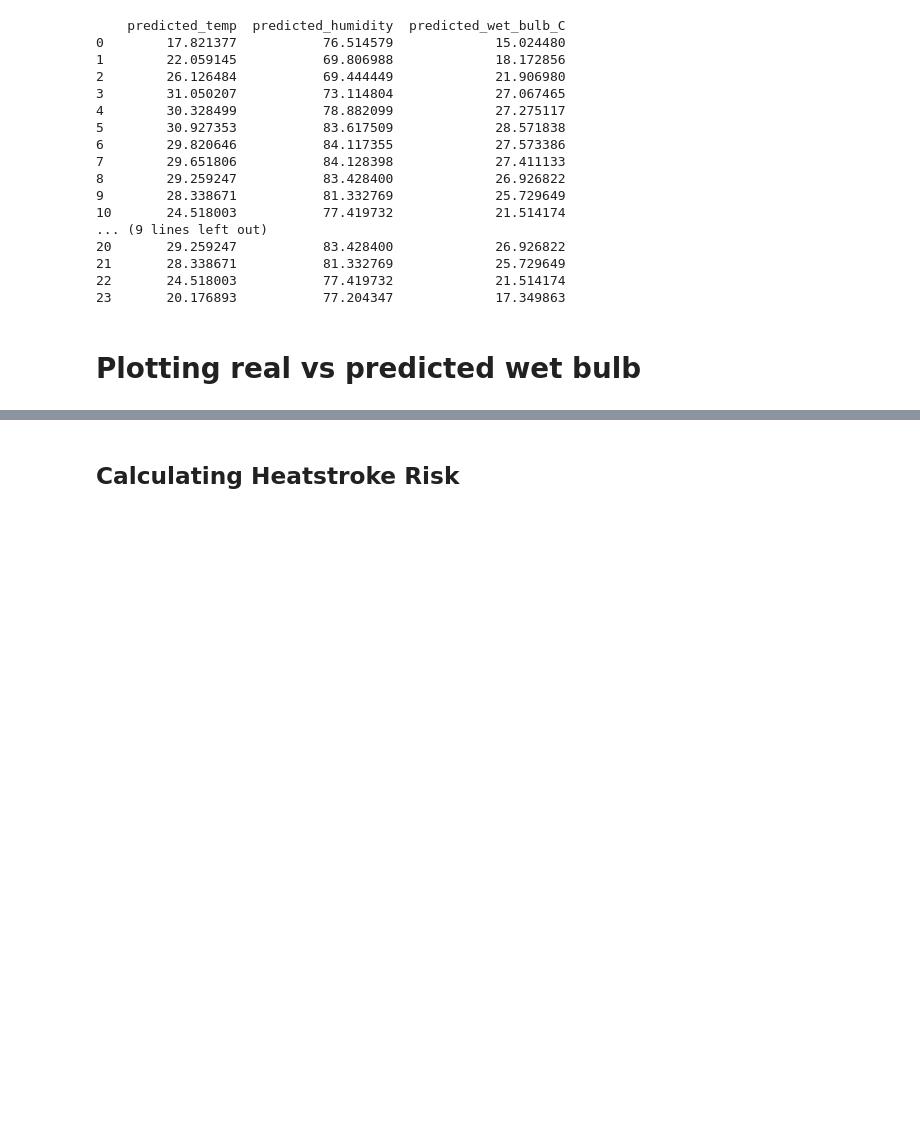
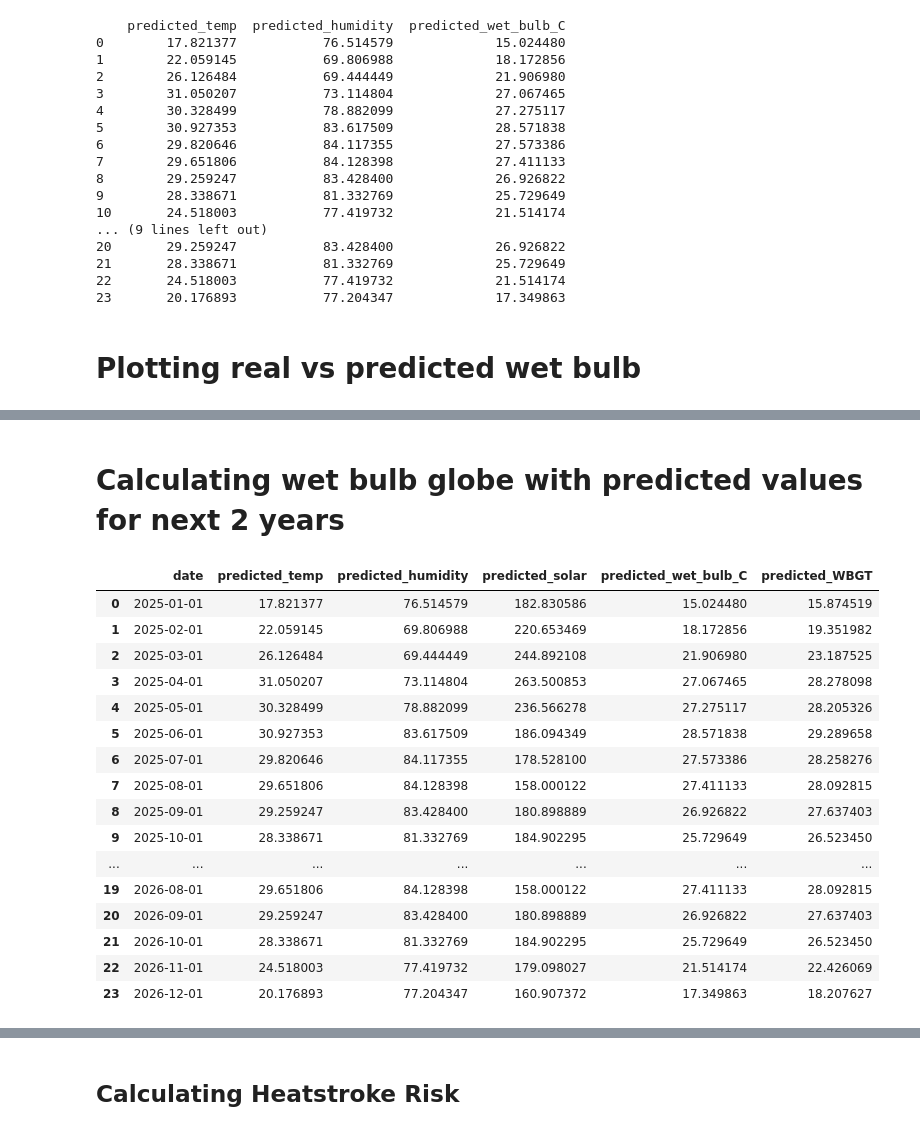
Before and after one commit to not-your-pancake/TCC_Journal, a Jupyter notebook: HI_WB_HS_HM_WBG/rangamati.ipynb, the cells around one changed output, grey strips where cells are left out. Drawn from its saved outputs; the diff is of its cells as text; code cells hidden in the pictures; blank space fills up the shorter version.

```diff
--- a/HI_WB_HS_HM_WBG/rangamati.ipynb
+++ b/HI_WB_HS_HM_WBG/rangamati.ipynb
@@ -2820,0 +3042,76 @@ plt.show()
+# %% [markdown]
+# Calculating wet bulb globe with predicted values for next 2 years
+# %%
+import pandas as pd
+import numpy as np
+
+# Create dataframe
+df_WBG = pd.DataFrame()
+
+# Add date column (recommended for time series)
+df_WBG['date'] = df_predicted_solar['date']
+
+# Add predicted variables
+df_WBG['predicted_temp'] = df_predictions_temp['predicted_temp'].values
+df_WBG['predicted_humidity'] = df_predictions_humidity['predicted_humidity'].values
+df_WBG['predicted_solar'] = df_predicted_solar['predicted_solar'].values
+
+
+# Wet Bulb Function
+def calculate_wet_bulb(temperature_c, humidity):
+
+    T = float(temperature_c)
+    RH = float(humidity)
+
+    # Convert RH if given as fraction
+    if 0.0 <= RH <= 1.0:
+        RH = RH * 100.0
+
+    Tw = (
+        T * np.arctan(0.151977 * np.sqrt(RH + 8.313659))
+        + np.arctan(T + RH)
+        - np.arctan(RH - 1.676331)
+        + 0.00391838 * RH**1.5 * np.arctan(0.023101 * RH)
+        - 4.686035
+    )
+
+    return Tw
+
+
+# Calculate Wet Bulb Temperature
+df_WBG['predicted_wet_bulb_C'] = df_WBG.apply(
+    lambda r: calculate_wet_bulb(r['predicted_temp'], r['predicted_humidity']),
+    axis=1
+)
+
+
+# Calculate WBGT
+# WBGT ≈ 0.7 × Tw + 0.2 × (T + 0.0003 × SR) + 0.1 × T
+
+df_WBG['predicted_WBGT'] = (
+    0.7 * df_WBG['predicted_wet_bulb_C']
+    + 0.2 * (df_WBG['predicted_temp'] + 0.0003 * df_WBG['predicted_solar'])
+    + 0.1 * df_WBG['predicted_temp']
+)
+
+
+
+df_WBG
+# %% [output]
+|  | date | predicted_temp | predicted_humidity | predicted_solar | predicted_wet_bulb_C | predicted_WBGT |
+| 0 | 2025-01-01 | 17.821377 | 76.514579 | 182.830586 | 15.024480 | 15.874519 |
+| 1 | 2025-02-01 | 22.059145 | 69.806988 | 220.653469 | 18.172856 | 19.351982 |
+| 2 | 2025-03-01 | 26.126484 | 69.444449 | 244.892108 | 21.906980 | 23.187525 |
+| 3 | 2025-04-01 | 31.050207 | 73.114804 | 263.500853 | 27.067465 | 28.278098 |
+| 4 | 2025-05-01 | 30.328499 | 78.882099 | 236.566278 | 27.275117 | 28.205326 |
+| 5 | 2025-06-01 | 30.927353 | 83.617509 | 186.094349 | 28.571838 | 29.289658 |
+| 6 | 2025-07-01 | 29.820646 | 84.117355 | 178.528100 | 27.573386 | 28.258276 |
+| 7 | 2025-08-01 | 29.651806 | 84.128398 | 158.000122 | 27.411133 | 28.092815 |
+| 8 | 2025-09-01 | 29.259247 | 83.428400 | 180.898889 | 26.926822 | 27.637403 |
+| 9 | 2025-10-01 | 28.338671 | 81.332769 | 184.902295 | 25.729649 | 26.523450 |
+| ... | ... | ... | ... | ... | ... | ... |
+| 19 | 2026-08-01 | 29.651806 | 84.128398 | 158.000122 | 27.411133 | 28.092815 |
+| 20 | 2026-09-01 | 29.259247 | 83.428400 | 180.898889 | 26.926822 | 27.637403 |
+| 21 | 2026-10-01 | 28.338671 | 81.332769 | 184.902295 | 25.729649 | 26.523450 |
+| 22 | 2026-11-01 | 24.518003 | 77.419732 | 179.098027 | 21.514174 | 22.426069 |
+| 23 | 2026-12-01 | 20.176893 | 77.204347 | 160.907372 | 17.349863 | 18.207627 |
```
Also changed, not shown: parts of 19 cells of this notebook, 4 other files.
